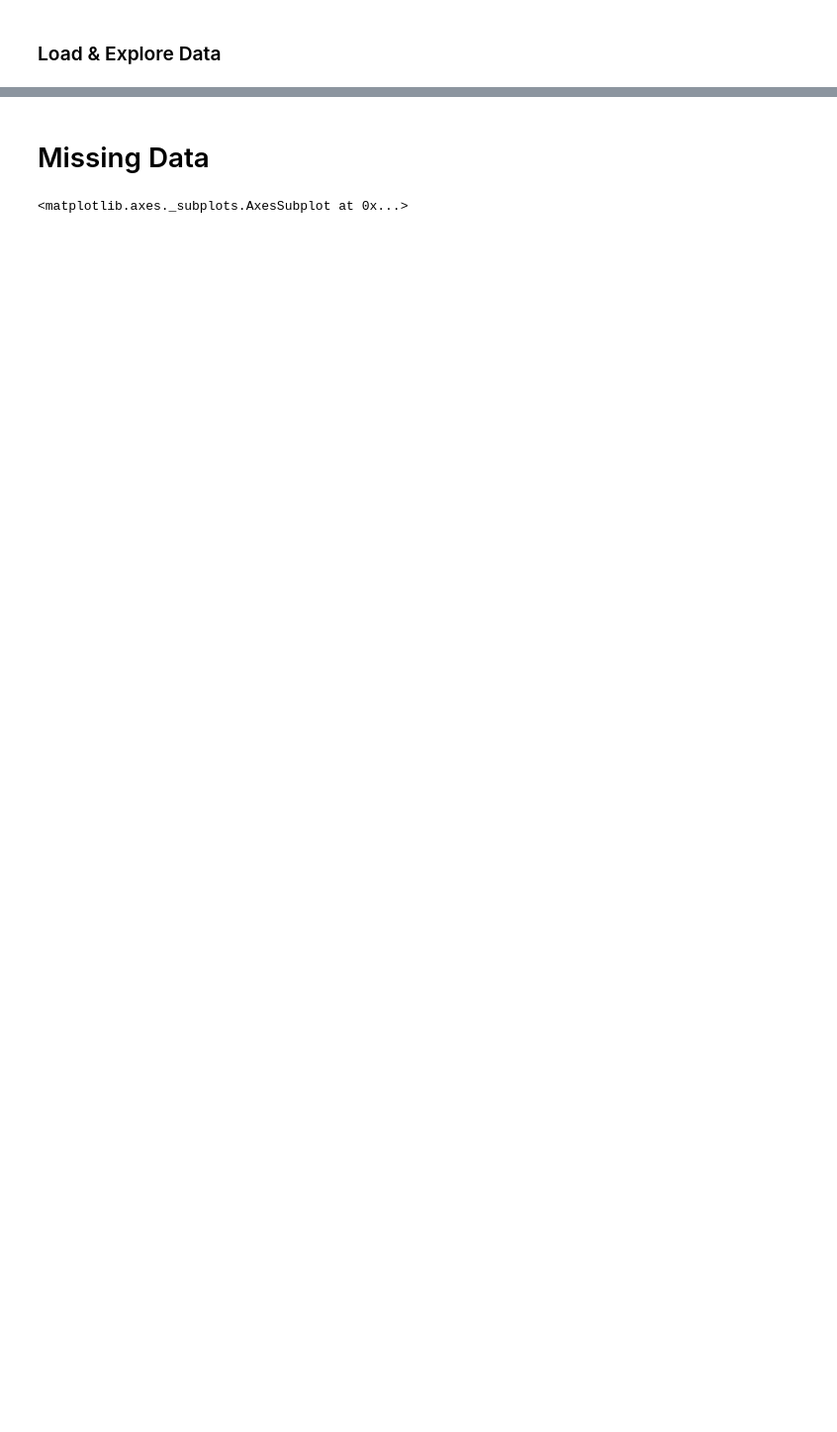
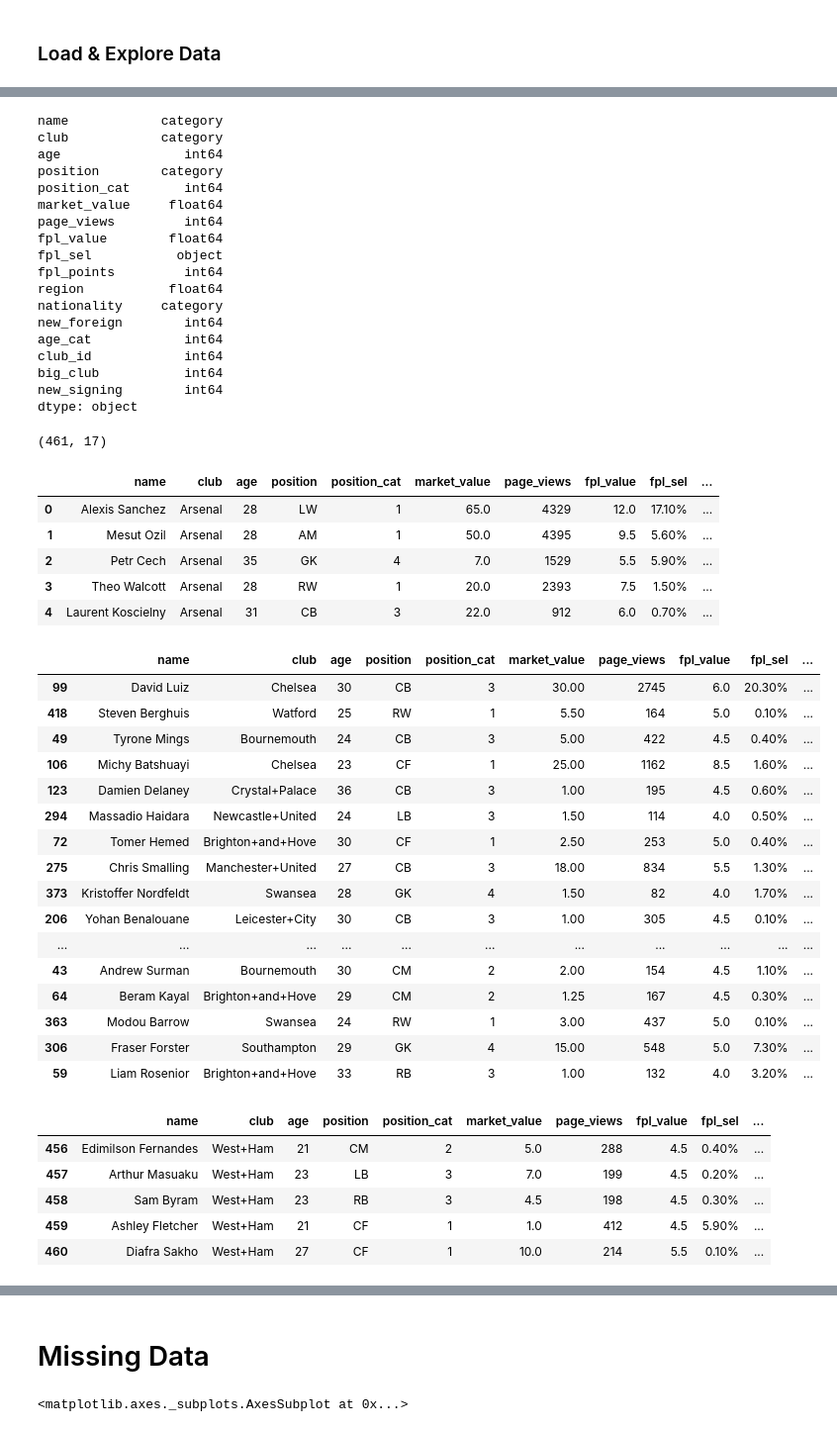
Before and after one commit to basilvetas/seaborn-visualizations, a Jupyter notebook: Data-Visualizations-Python.ipynb, the cells around one changed output, grey strips where cells are left out. Shown at 99% size. Saved outputs shown, nothing was run; the diff lists cells and outputs as text; code cells hidden in the pictures; blank space fills up the shorter version.

```diff
--- a/Data-Visualizations-Python.ipynb
+++ b/Data-Visualizations-Python.ipynb
@@ -142,0 +42,18 @@ dtype: object
+# %%
+# A bit of data cleaning
+_ = df.drop('fpl_sel', axis=1)
+catg_cols = ['name', 'club', 'position', 'nationality']
+_ = df.loc[:, catg_cols] = df.loc[:, catg_cols].apply(lambda x: x.astype('category'))
+
+df.name.cat.categories
+df.club.cat.categories
+df.position.cat.categories
+df.nationality.cat.categories
+
+df.dtypes
+df.shape
+df.head()
+df.sample(20)
+df.tail()
+df.describe()
+# %% [output]
@@ -142,0 +89,48 @@ dtype: object
+name            category
+club            category
+age                int64
+position        category
+position_cat       int64
+market_value     float64
+page_views         int64
+fpl_value        float64
+fpl_sel           object
+fpl_points         int64
+region           float64
+nationality     category
+new_foreign        int64
+age_cat            int64
+club_id            int64
+big_club           int64
+new_signing        int64
+dtype: object
+(461, 17)
+|  | name | club | age | position | position_cat | market_value | page_views | fpl_value | fpl_sel | ... |
+| 0 | Alexis Sanchez | Arsenal | 28 | LW | 1 | 65.0 | 4329 | 12.0 | 17.10% | ... |
+| 1 | Mesut Ozil | Arsenal | 28 | AM | 1 | 50.0 | 4395 | 9.5 | 5.60% | ... |
+| 2 | Petr Cech | Arsenal | 35 | GK | 4 | 7.0 | 1529 | 5.5 | 5.90% | ... |
+| 3 | Theo Walcott | Arsenal | 28 | RW | 1 | 20.0 | 2393 | 7.5 | 1.50% | ... |
+| 4 | Laurent Koscielny | Arsenal | 31 | CB | 3 | 22.0 | 912 | 6.0 | 0.70% | ... |
+|  | name | club | age | position | position_cat | market_value | page_views | fpl_value | fpl_sel | ... |
+| 99 | David Luiz | Chelsea | 30 | CB | 3 | 30.00 | 2745 | 6.0 | 20.30% | ... |
+| 418 | Steven Berghuis | Watford | 25 | RW | 1 | 5.50 | 164 | 5.0 | 0.10% | ... |
+| 49 | Tyrone Mings | Bournemouth | 24 | CB | 3 | 5.00 | 422 | 4.5 | 0.40% | ... |
+| 106 | Michy Batshuayi | Chelsea | 23 | CF | 1 | 25.00 | 1162 | 8.5 | 1.60% | ... |
+| 123 | Damien Delaney | Crystal+Palace | 36 | CB | 3 | 1.00 | 195 | 4.5 | 0.60% | ... |
+| 294 | Massadio Haidara | Newcastle+United | 24 | LB | 3 | 1.50 | 114 | 4.0 | 0.50% | ... |
+| 72 | Tomer Hemed | Brighton+and+Hove | 30 | CF | 1 | 2.50 | 253 | 5.0 | 0.40% | ... |
+| 275 | Chris Smalling | Manchester+United | 27 | CB | 3 | 18.00 | 834 | 5.5 | 1.30% | ... |
+| 373 | Kristoffer Nordfeldt | Swansea | 28 | GK | 4 | 1.50 | 82 | 4.0 | 1.70% | ... |
+| 206 | Yohan Benalouane | Leicester+City | 30 | CB | 3 | 1.00 | 305 | 4.5 | 0.10% | ... |
+| ... | ... | ... | ... | ... | ... | ... | ... | ... | ... | ... |
+| 43 | Andrew Surman | Bournemouth | 30 | CM | 2 | 2.00 | 154 | 4.5 | 1.10% | ... |
+| 64 | Beram Kayal | Brighton+and+Hove | 29 | CM | 2 | 1.25 | 167 | 4.5 | 0.30% | ... |
+| 363 | Modou Barrow | Swansea | 24 | RW | 1 | 3.00 | 437 | 5.0 | 0.10% | ... |
+| 306 | Fraser Forster | Southampton | 29 | GK | 4 | 15.00 | 548 | 5.0 | 7.30% | ... |
+| 59 | Liam Rosenior | Brighton+and+Hove | 33 | RB | 3 | 1.00 | 132 | 4.0 | 3.20% | ... |
+|  | name | club | age | position | position_cat | market_value | page_views | fpl_value | fpl_sel | ... |
+| 456 | Edimilson Fernandes | West+Ham | 21 | CM | 2 | 5.0 | 288 | 4.5 | 0.40% | ... |
+| 457 | Arthur Masuaku | West+Ham | 23 | LB | 3 | 7.0 | 199 | 4.5 | 0.20% | ... |
+| 458 | Sam Byram | West+Ham | 23 | RB | 3 | 4.5 | 198 | 4.5 | 0.30% | ... |
+| 459 | Ashley Fletcher | West+Ham | 21 | CF | 1 | 1.0 | 412 | 4.5 | 5.90% | ... |
+| 460 | Diafra Sakho | West+Ham | 27 | CF | 1 | 10.0 | 214 | 5.5 | 0.10% | ... |
```
Also changed, not shown: parts of 9 cells of this notebook.
